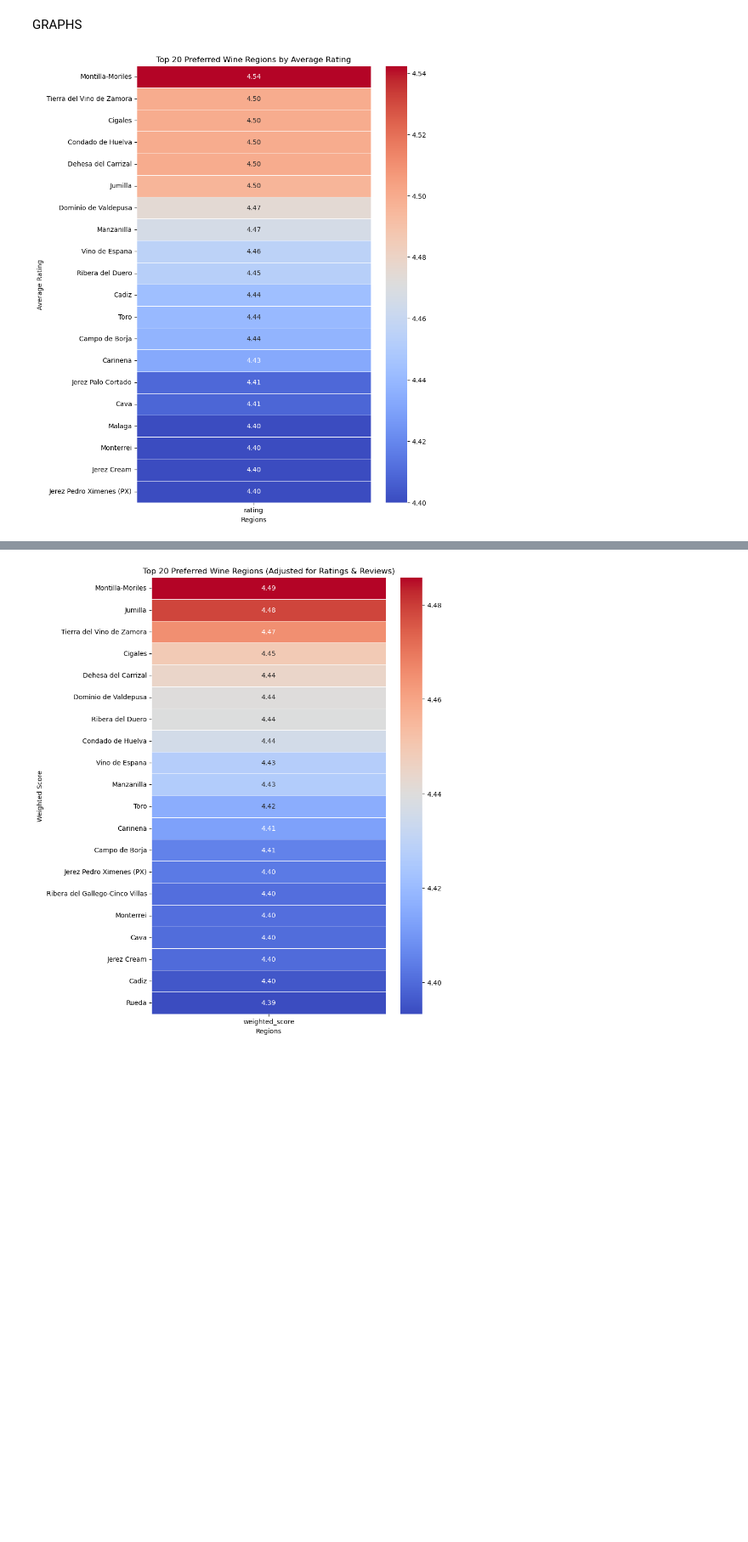
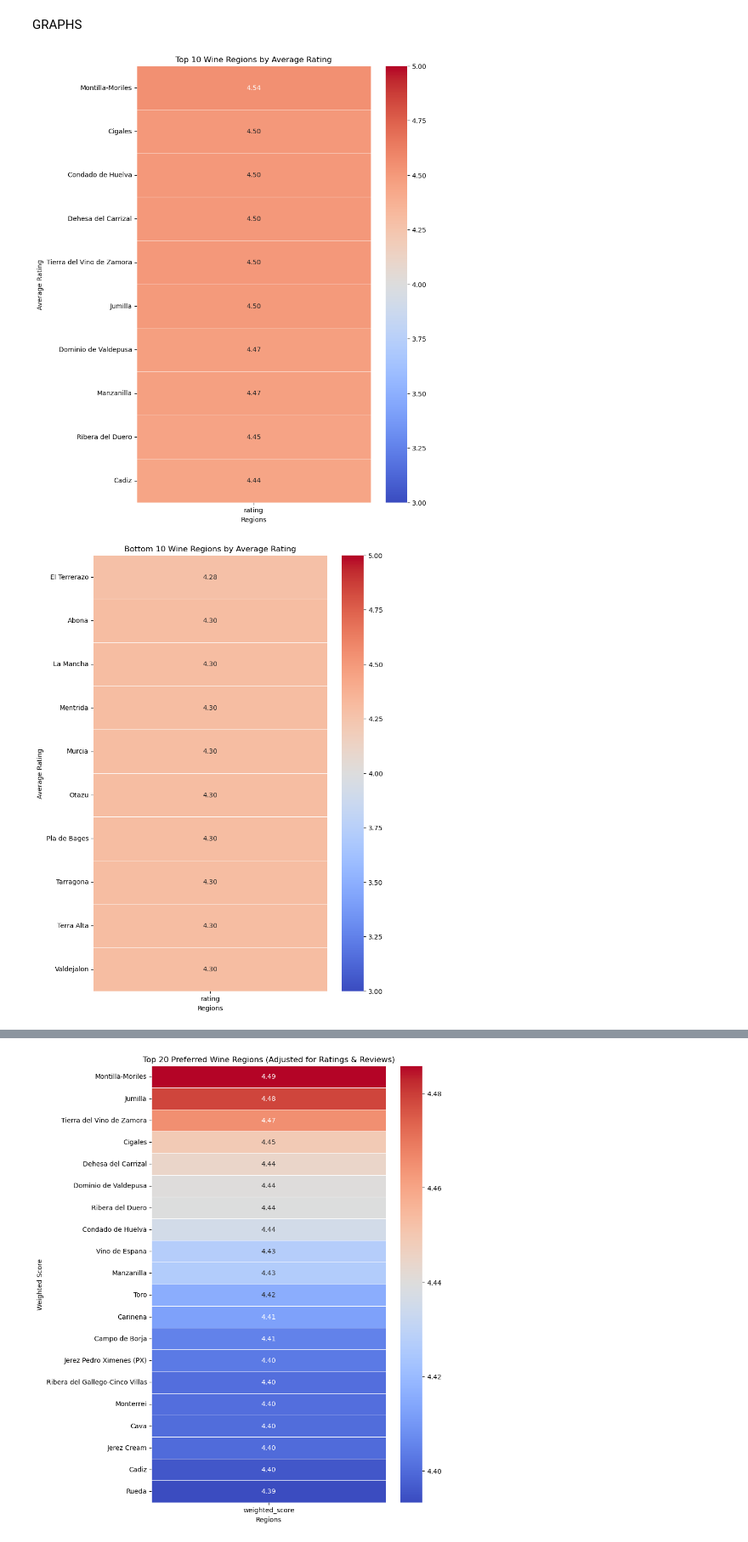
Before and after one commit to helinozge/Wine-preferences, a Jupyter notebook: Wine-quality Testing/winequality-test.ipynb, the cells around one changed output, grey strips where cells are left out. Shown at 85% size. Cells and saved outputs as stored; diff of their text form; code cells hidden in the pictures; blank space fills up the shorter version.

Commit message:
removed old graphs

```diff
--- a/Wine-quality Testing/winequality-test.ipynb
+++ b/Wine-quality Testing/winequality-test.ipynb
@@ -303,28 +278,56 @@ print(rating_df)
 [2048 rows x 4 columns]
 # %% [markdown]
 GRAPHS
-# %%
-import pandas as pd
-import seaborn as sns
-import matplotlib.pyplot as plt
-
-# Compute average rating per region
-region_ratings = df_cleaned.groupby('region')['rating'].mean().reset_index()
-
-# Sort regions by highest average rating and select top 20
-top_regions = region_ratings.sort_values(by='rating', ascending=False).head(20)
-
-# Pivot for heatmap format
-heatmap_data = top_regions.pivot_table(values='rating', index='region')
-
-# Plot heatmap with highest-rated regions at the top
-plt.figure(figsize=(8, 12))
-sns.heatmap(heatmap_data.sort_values(by='rating', ascending=False), annot=True, cmap='coolwarm', fmt=".2f", linewidths=0.5)
-
-# Labels & Title
-plt.title("Top 20 Preferred Wine Regions by Average Rating")
-plt.xlabel("Regions")
-plt.ylabel("Average Rating")
-plt.show()
-# %% [output]
-[figure, removed]
+# %%
+import pandas as pd
+import seaborn as sns
+import matplotlib.pyplot as plt
+
+# Compute average rating per region
+region_ratings = df_cleaned.groupby('region')['rating'].mean().reset_index()
+
+# **Exclude the specific value**
+filtered_regions = region_ratings[region_ratings['region'] != "Vino de Espana"]
+
+# **Top 10 Regions**
+top_regions = filtered_regions.sort_values(by='rating', ascending=False).head(10)
+heatmap_top = top_regions.pivot_table(values='rating', index='region')
+
+# **Bottom 10 Regions**
+bottom_regions = filtered_regions.sort_values(by='rating', ascending=True).head(10)
+heatmap_bottom = bottom_regions.pivot_table(values='rating', index='region')
+
+# **Plot Heatmap - Top 10 Regions**
+plt.figure(figsize=(8, 12))
+sns.heatmap(
+    heatmap_top.sort_values(by='rating', ascending=False),
+    annot=True,
+    cmap='coolwarm',
+    fmt=".2f",
+    linewidths=0.5,
+    vmin=3, vmax=5  # Keep consistent scale
+)
+plt.title("Top 10 Wine Regions by Average Rating")
+plt.xlabel("Regions")
+plt.ylabel("Average Rating")
+plt.yticks(rotation=0)  # Ensure horizontal labels
+plt.show()
+
+# **Plot Heatmap - Bottom 10 Regions**
+plt.figure(figsize=(8, 12))
+sns.heatmap(
+    heatmap_bottom.sort_values(by='rating', ascending=True),
+    annot=True,
+    cmap='coolwarm',
+    fmt=".2f",
+    linewidths=0.5,
+    vmin=3, vmax=5  # Keep consistent scale
+)
+plt.title("Bottom 10 Wine Regions by Average Rating")
+plt.xlabel("Regions")
+plt.ylabel("Average Rating")
+plt.yticks(rotation=0)  # Ensure horizontal labels
+plt.show()
+# %% [output]
+[figure, added]
+[figure, added]
```
Also changed, not shown: parts of 9 cells of this notebook.
